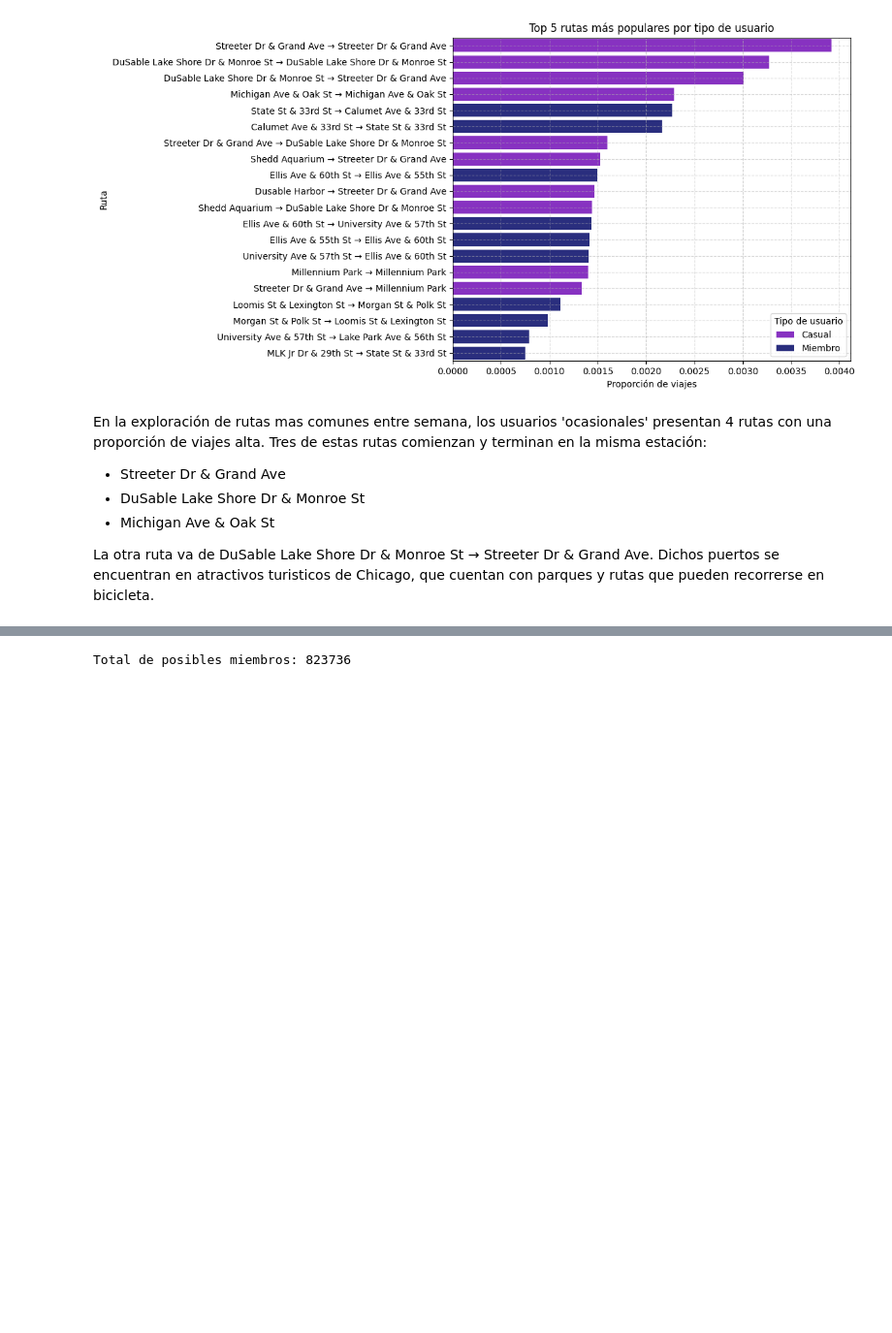
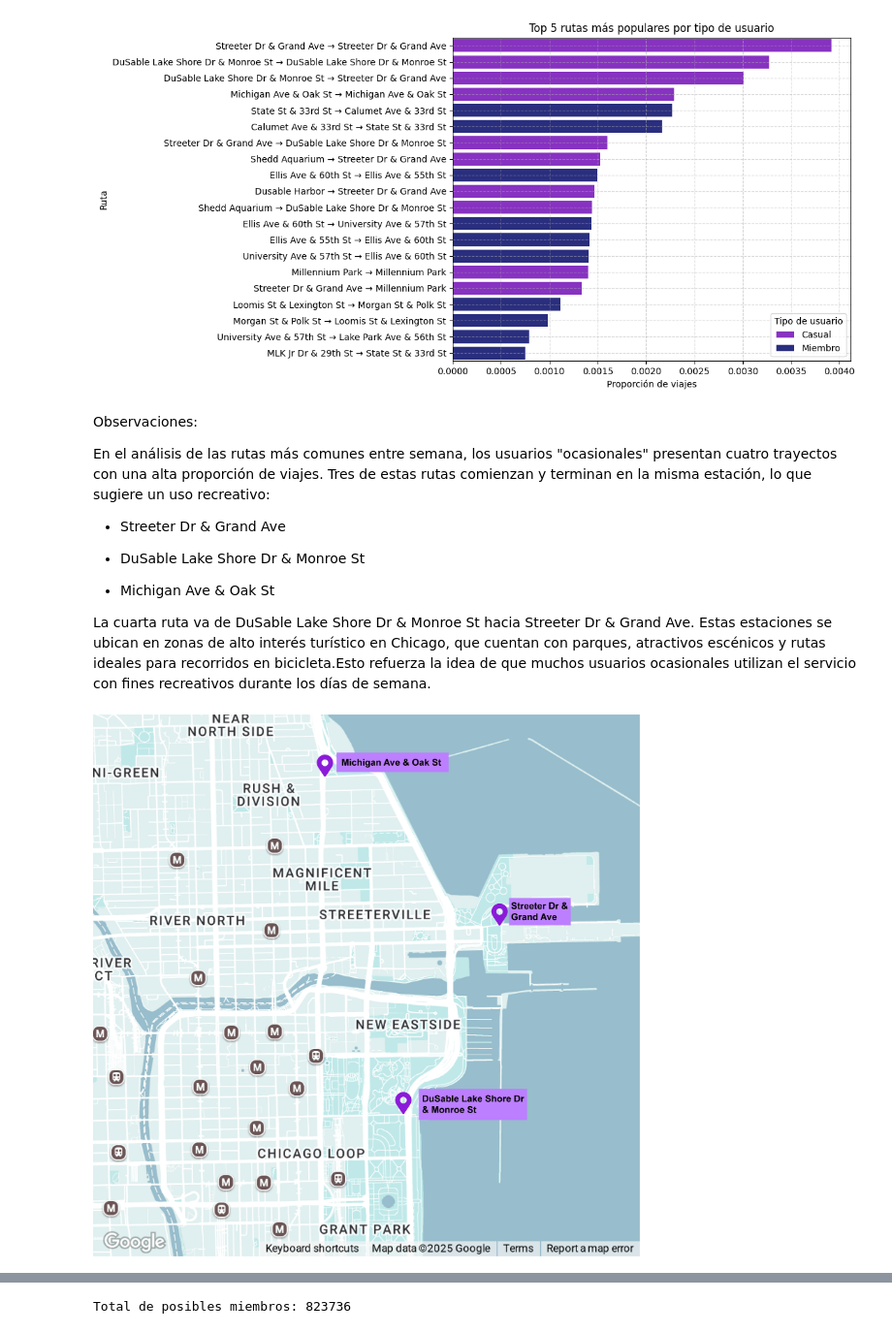
Before and after one commit to mariacorona/proyecto_bicis_chicago, a Jupyter notebook: notebooks/cyclistic_da_2024.ipynb, the cells around one changed output, grey strips where cells are left out. Shown at 97% size. Drawn from its saved outputs; the diff is of its cells as text; code cells hidden in the pictures; blank space fills up the shorter version.

Commit message:
Actualización del notebook y agregadas imágenes de análisis

```diff
--- a/notebooks/cyclistic_da_2024.ipynb
+++ b/notebooks/cyclistic_da_2024.ipynb
@@ -1164,10 +1213,20 @@ plt.show()
 # %% [output]
 [figure]
 # %% [markdown]
-En la exploración de rutas mas comunes entre semana, los usuarios 'ocasionales' presentan 4 rutas con una proporción de viajes alta. Tres de estas rutas comienzan y terminan en la misma estación:
-- Streeter Dr & Grand Ave
-- DuSable Lake Shore Dr & Monroe St
-- Michigan Ave & Oak St
+Observaciones:
 
-La otra ruta va de DuSable Lake Shore Dr & Monroe St → Streeter Dr & Grand Ave. Dichos puertos se encuentran en atractivos turisticos de Chicago, que cuentan con parques y rutas que pueden recorrerse en bicicleta.
+En el análisis de las rutas más comunes entre semana, los usuarios "ocasionales" presentan cuatro trayectos con una alta proporción de viajes. Tres de estas rutas comienzan y terminan en la misma estación, lo que sugiere un uso recreativo:
+
+* Streeter Dr & Grand Ave
+
+* DuSable Lake Shore Dr & Monroe St
+
+* Michigan Ave & Oak St
+
+La cuarta ruta va de DuSable Lake Shore Dr & Monroe St hacia Streeter Dr & Grand Ave. Estas estaciones se ubican en zonas de alto interés turístico en Chicago, que cuentan con parques, atractivos escénicos y rutas ideales para recorridos en bicicleta.Esto refuerza la idea de que muchos usuarios ocasionales utilizan el servicio con fines recreativos durante los días de semana.
+# %%
+# Imagen descriptiva de las rutas más populares para el tipo de usuario 'casual'
+Image(filename='../image/grafico1.png')
+# %% [output]
+[figure, added]
 # %%
```
Also changed, not shown: parts of 55 cells of this notebook, 2 other files.
